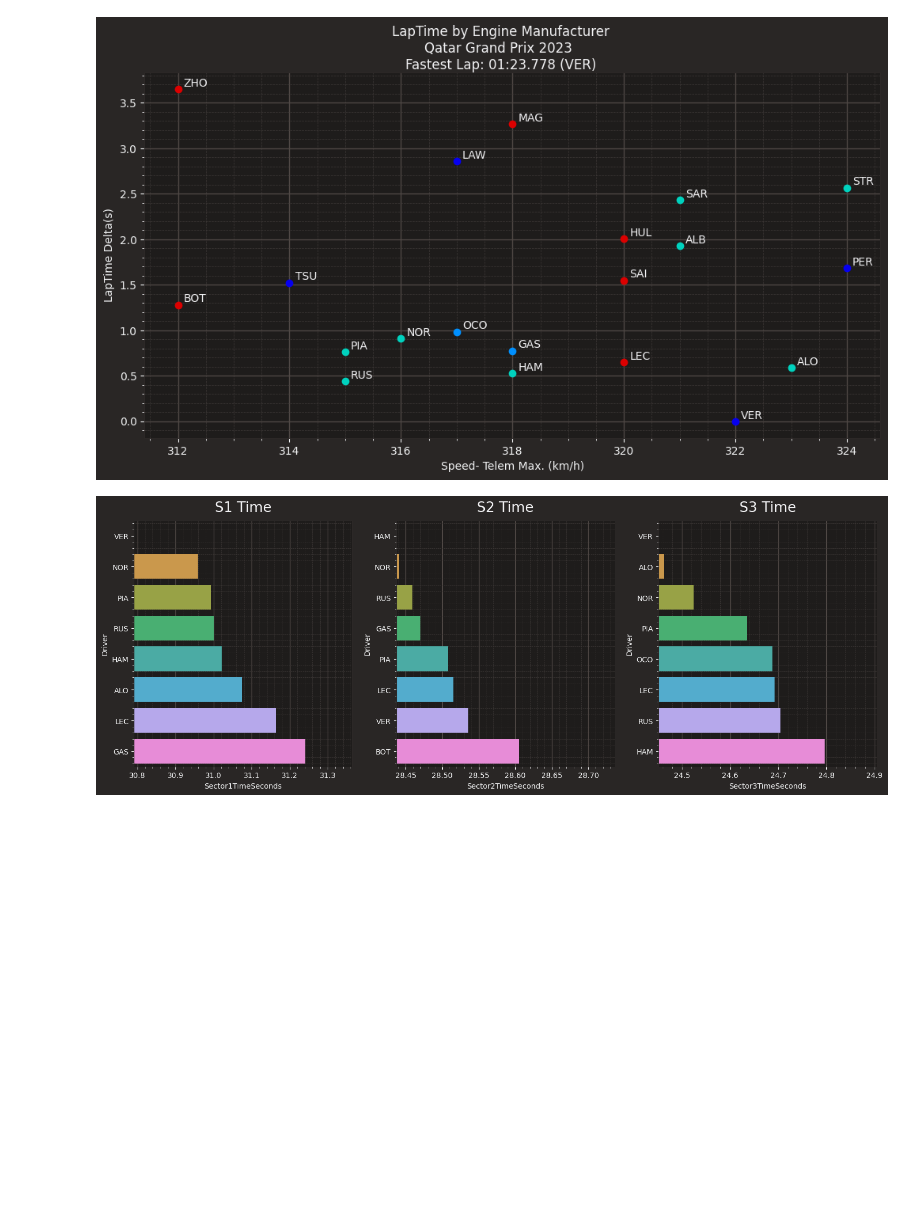
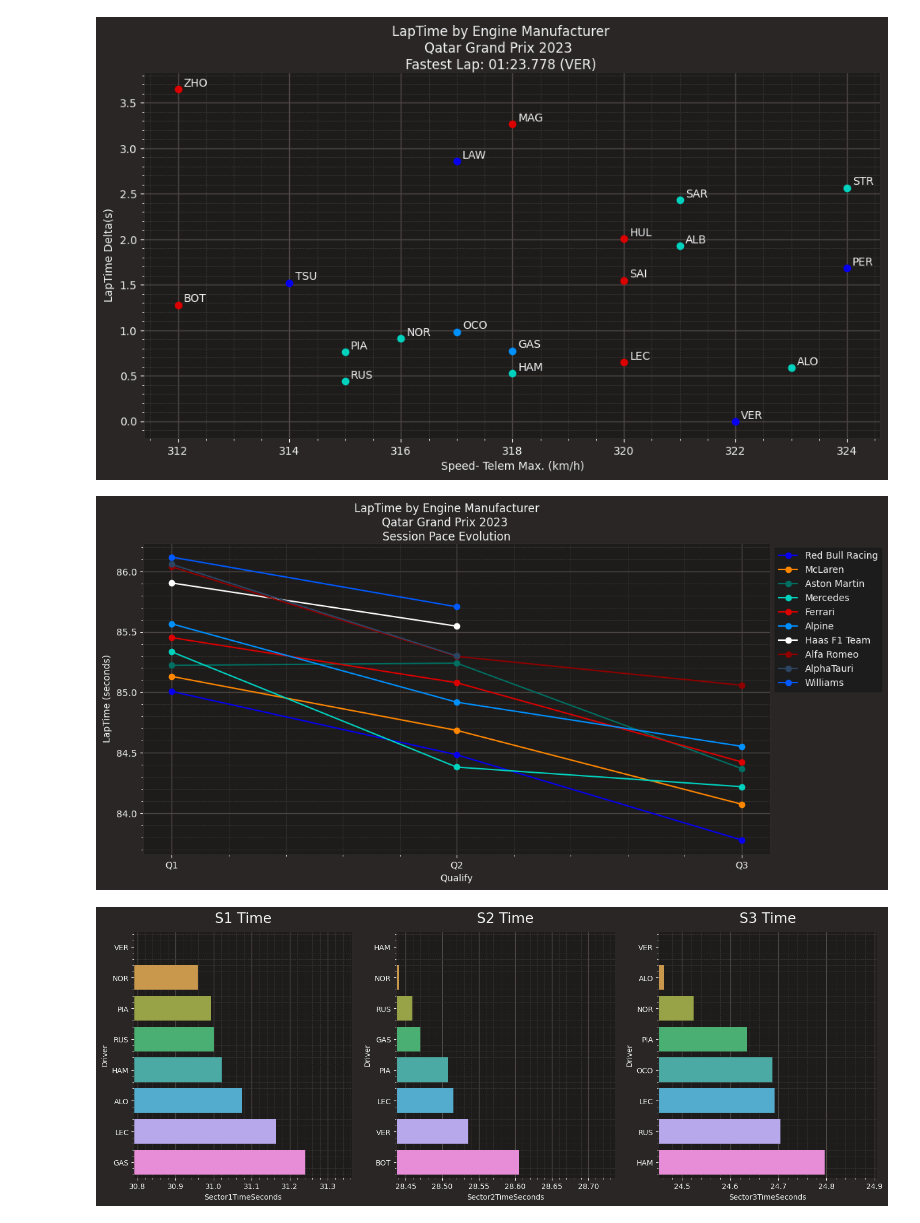
Before and after one commit to ThallesNonato1123/F1, a Jupyter notebook: GP Quatar/qualify.ipynb, the cells around one changed output. Drawn from its saved outputs; the diff is of its cells as text; code cells hidden in the pictures; blank space fills up the shorter version.

Commit message:
adicionado gp quatar

```diff
--- a/GP Quatar/qualify.ipynb
+++ b/GP Quatar/qualify.ipynb
@@ -24,6 +25,10 @@ core           INFO     Finished loading data for 20 drivers: ['1', '63', '44',
 quatarQualify.engine_manufacter()
 # %% [output]
 [figure]
+# %%
+quatarQualify.team_improvements()
+# %% [output]
+[figure, added]
 # %%
 quatarQualify.plot_bargraph_best_sectors()
 # %% [output]
```
Also changed, not shown: parts of 3 cells of this notebook.
